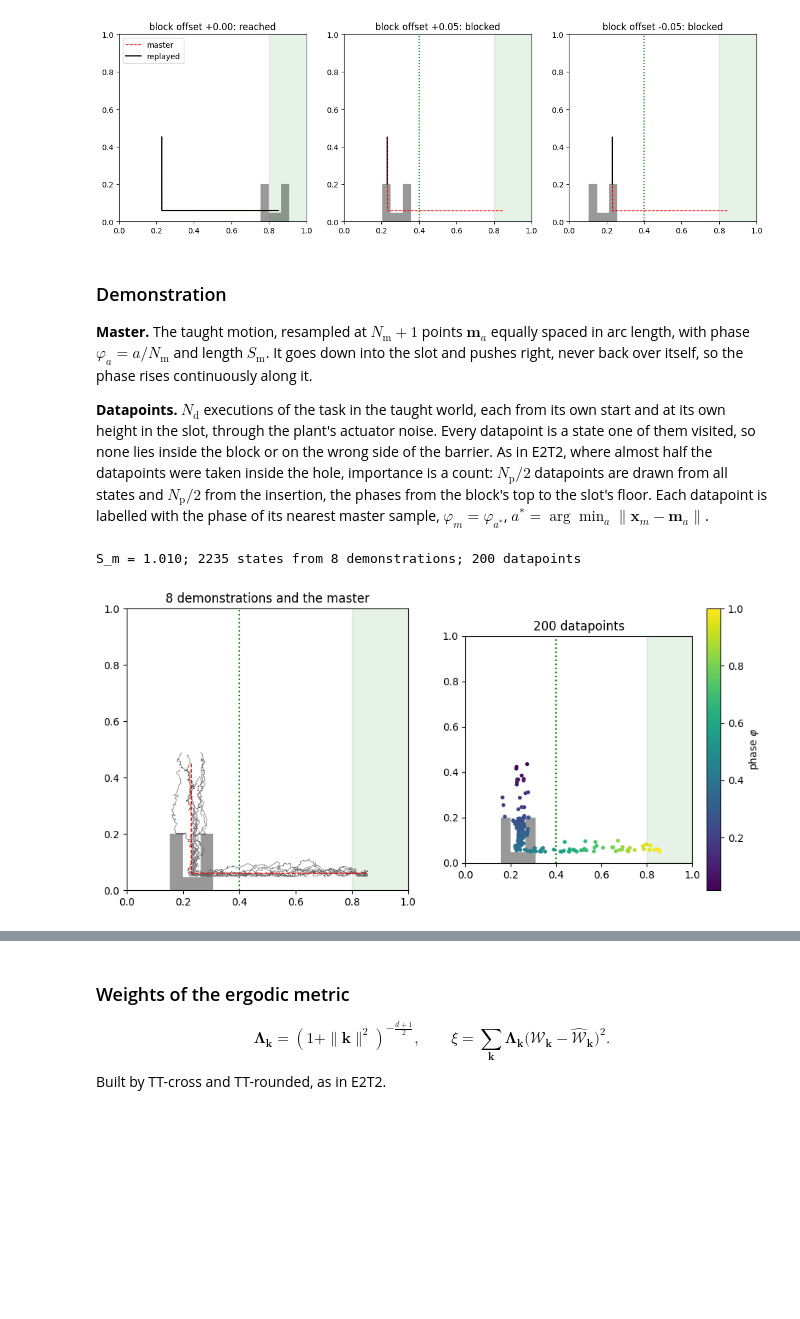
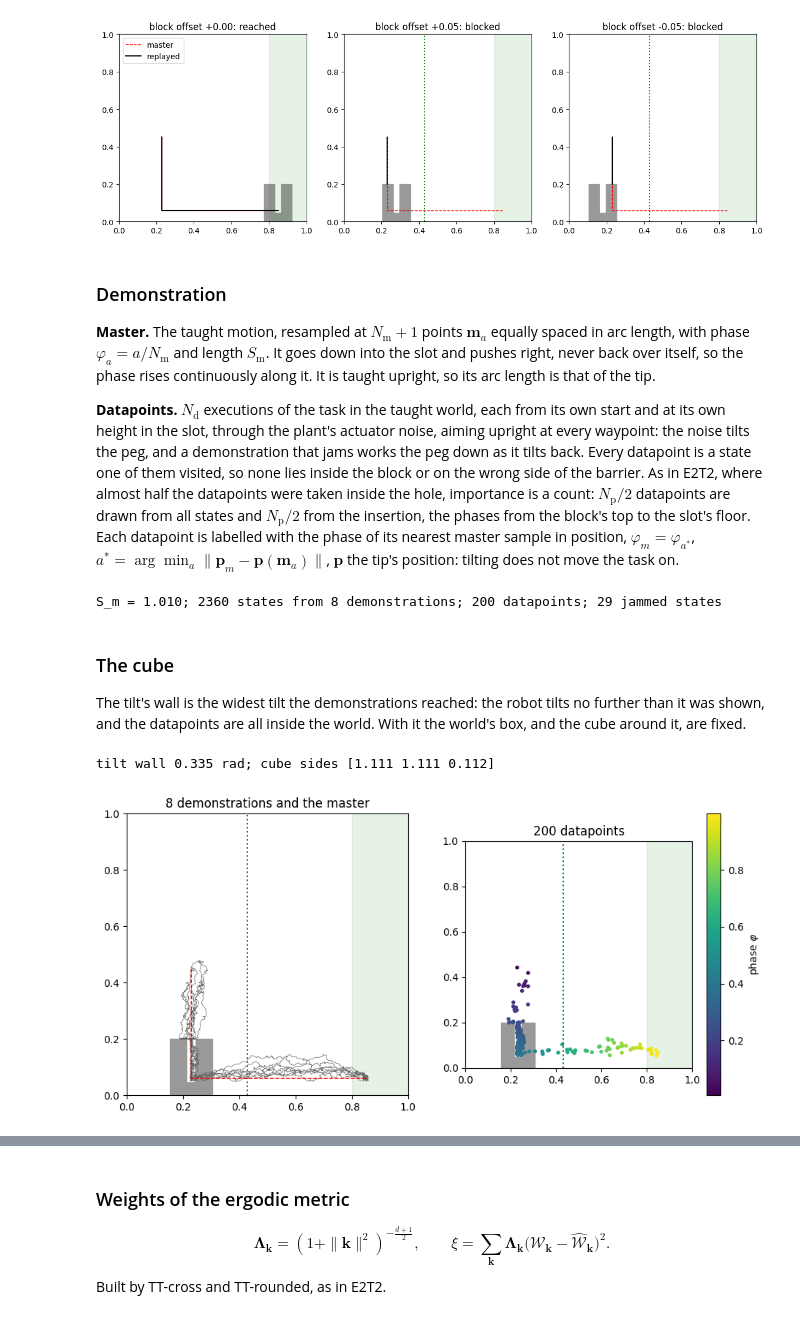
Before and after one commit to tomoya-yamanokuchi/docker_intern_PiPER_ergodic, a Jupyter notebook: final/src/notebooks/Sequential_E2T2_peg_slide_2D.ipynb, the cells around one changed output, grey strips where cells are left out. Saved outputs shown, nothing was run; the diff lists cells and outputs as text; code cells hidden in the pictures; blank space fills up the shorter version.

```diff
--- a/final/src/notebooks/Sequential_E2T2_peg_slide_2D.ipynb
+++ b/final/src/notebooks/Sequential_E2T2_peg_slide_2D.ipynb
@@ -28,8 +30,6 @@ The world is $[0, 1]^d$, and the law's cube $\Omega = [a, a + L]^d$ extends beyo
 # %%
-d = 2  # dimension of the state space
+d = 3  # x, y and the tilt
 K = 10  # basis functions per axis
-WORLD = 1.0  # side of the world
-MARGIN = WORLD / (2 * (K - 1))
-CUBE_LO, L = -MARGIN, WORLD + 2 * MARGIN  # the law's cube [CUBE_LO, CUBE_LO + L]
+WORLD = 1.0  # side of the world in x and y
 print("Number of Fourier coefficients:", K**d)
 # %% [output]
@@ -171,20 +205,20 @@ for a, offset in zip(ax, (0.0, 0.05, -0.05), strict=True):
     world = Slide(offset)
     path = replay(world, MASTER, 3000)
     draw_world(a, world)  # as the replay left it
-    a.plot(*MASTER.T, "r--", lw=1, label="master")
-    a.plot(*path.T, "k", lw=1.5, label="replayed")
+    a.plot(*MASTER[:, :2].T, "r--", lw=1, label="master")
+    a.plot(*path[:, :2].T, "k", lw=1.5, label="replayed")
     a.set_title(
         f"block offset {offset:+.2f}: {'reached' if succeeded(world, path[-1]) else 'blocked'}"
     )
 ax[0].legend()
 plt.show()
 # %% [output]
-[figure, old version]
+[figure, new version]
 # %% [markdown]
 ### Demonstration
-**Master.** The taught motion, resampled at $N_{\mathrm{m}} + 1$ points $\mathbf{m}_a$ equally spaced in arc length, with phase $\varphi_a = a / N_{\mathrm{m}}$ and length $S_{\mathrm{m}}$. It goes down into the slot and pushes right, never back over itself, so the phase rises continuously along it.
+**Master.** The taught motion, resampled at $N_{\mathrm{m}} + 1$ points $\mathbf{m}_a$ equally spaced in arc length, with phase $\varphi_a = a / N_{\mathrm{m}}$ and length $S_{\mathrm{m}}$. It goes down into the slot and pushes right, never back over itself, so the phase rises continuously along it. It is taught upright, so its arc length is that of the tip.
 
-**Datapoints.** $N_{\mathrm{d}}$ executions of the task in the taught world, each from its own start and at its own height in the slot, through the plant's actuator noise. Every datapoint is a state one of them visited, so none lies inside the block or on the wrong side of the barrier. As in E2T2, where almost half the datapoints were taken inside the hole, importance is a count: $N_{\mathrm{p}}/2$ datapoints are drawn from all states and $N_{\mathrm{p}}/2$ from the insertion, the phases from the block's top to the slot's floor. Each datapoint is labelled with the phase of its nearest master sample, $\varphi_m = \varphi_{a^*}$, $a^* = \arg\min_a \|\mathbf{x}_m - \mathbf{m}_a\|$.
+**Datapoints.** $N_{\mathrm{d}}$ executions of the task in the taught world, each from its own start and at its own height in the slot, through the plant's actuator noise, aiming upright at every waypoint: the noise tilts the peg, and a demonstration that jams works the peg down as it tilts back. Every datapoint is a state one of them visited, so none lies inside the block or on the wrong side of the barrier. As in E2T2, where almost half the datapoints were taken inside the hole, importance is a count: $N_{\mathrm{p}}/2$ datapoints are drawn from all states and $N_{\mathrm{p}}/2$ from the insertion, the phases from the block's top to the slot's floor. Each datapoint is labelled with the phase of its nearest master sample in position, $\varphi_m = \varphi_{a^*}$, $a^* = \arg\min_a \|\mathbf{p}_m - \mathbf{p}(\mathbf{m}_a)\|$, $\mathbf{p}$ the tip's position: tilting does not move the task on.
 # %%
 N_M = 400  # master samples
 N_DEMOS, N_P = 8, 200
@@ -197,16 +231,18 @@ master = np.column_stack([np.interp(s_grid, knots, MASTER[:, i]) for i in range(
 phi_master = s_grid / S_m
 
 
-def phase_label(X):  # (n, d) -> (n,), the phase of the nearest master sample
-    return phi_master[np.linalg.norm(X[:, None] - master[None], axis=2).argmin(axis=1)]
+def phase_label(X):  # (n, d) -> (n,), the phase of the nearest master sample in position
+    return phi_master[np.linalg.norm(X[:, None, :2] - master[None, :, :2], axis=2).argmin(axis=1)]
 
 
 rng = np.random.default_rng(1)
 demos = []
 for _ in range(N_DEMOS):
     y_push = SLOT_FLOOR + rng.uniform(0.003, INSERTED - 0.003)
-    start = MASTER[0] + rng.uniform(-0.05, 0.05, d)
-    waypoints = np.array([start, [C0 + rng.uniform(-PEG, PEG), y_push], [MASTER[-1, 0], y_push]])
+    start = MASTER[0] + np.append(rng.uniform(-0.05, 0.05, 2), 0.0)
+    waypoints = np.array(
+        [start, [C0 + rng.uniform(-CLEAR, CLEAR), y_push, 0.0], [MASTER[-1, 0], y_push, 0.0]]
+    )
     world = Slide()
     demos.append(replay(world, waypoints, 3000, rng))
     assert succeeded(world, demos[-1][-1])
@@ -220,21 +256,36 @@ first = rng.choice(len(states), N_P // 2, replace=False)
 rest = rng.choice(np.setdiff1d(np.flatnonzero(insertion), first), N_P // 2, replace=False)
 pick = np.concatenate([first, rest])
 X_p, phi_p = states[pick], phi_states[pick]
-print(f"S_m = {S_m:.3f}; {len(states)} states from {N_DEMOS} demonstrations; {N_P} datapoints")
+print(
+    f"S_m = {S_m:.3f}; {len(states)} states from {N_DEMOS} demonstrations; {N_P} datapoints; "
+    f"{sum(jammed(Slide(), s) for s in states)} jammed states"
+)
 # %% [output]
-S_m = 1.010; 2235 states from 8 demonstrations; 200 datapoints
+S_m = 1.010; 2360 states from 8 demonstrations; 200 datapoints; 29 jammed states
+# %% [markdown]
+### The cube
+The tilt's wall is the widest tilt the demonstrations reached: the robot tilts no further than it was shown, and the datapoints are all inside the world. With it the world's box, and the cube around it, are fixed.
+# %%
+TILT_WALL = float(np.abs(states[:, 2]).max())
+LO = np.array([0.0, 0.0, -TILT_WALL])
+SIDE = np.array([WORLD, WORLD, 2 * TILT_WALL])
+MARGIN = SIDE / (2 * (K - 1))
+CUBE_LO, L = LO - MARGIN, SIDE + 2 * MARGIN  # the law's cube, [CUBE_LO, CUBE_LO + L] per axis
+print(f"tilt wall {TILT_WALL / DEPTH:.3f} rad; cube sides {L.round(3)}")
+# %% [output]
+tilt wall 0.335 rad; cube sides [1.111 1.111 0.112]
 # %%
 fig, ax = plt.subplots(1, 2, figsize=(11, 5))
 for a in ax:
     draw_world(a, Slide())
 for path_ in demos:
-    ax[0].plot(*path_.T, "-", color="0.4", lw=0.5)
-ax[0].plot(*master.T, "r--", lw=1)
+    ax[0].plot(*path_[:, :2].T, "-", color="0.4", lw=0.5)
+ax[0].plot(*master[:, :2].T, "r--", lw=1)
 ax[0].set_title(f"{N_DEMOS} demonstrations and the master")
-sc = ax[1].scatter(*X_p.T, c=phi_p, s=8, cmap="viridis")
+sc = ax[1].scatter(*X_p[:, :2].T, c=phi_p, s=8, cmap="viridis")
 fig.colorbar(sc, ax=ax[1], label=r"phase $\varphi$")
 ax[1].set_title(f"{N_P} datapoints")
 plt.show()
 # %% [output]
-[figure, old version]
+[figure, new version]
 # %% [markdown]
```
Also changed, not shown: parts of 32 cells of this notebook, 3 other files.
